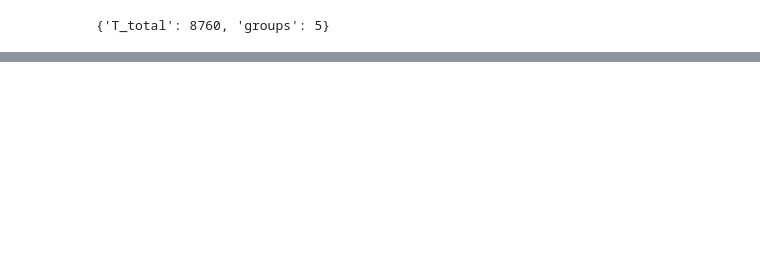
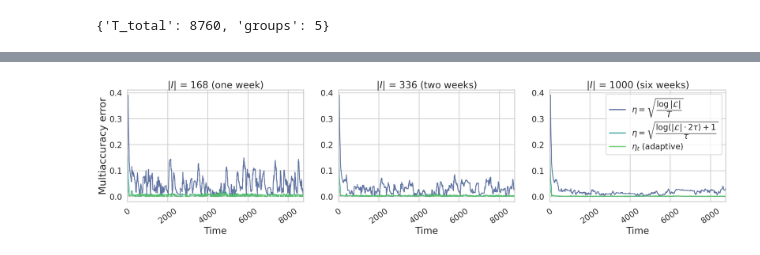
Before and after one commit to jivatneet/adaptive-multiobjective, a Jupyter notebook: load/load.ipynb, the cells around one changed output, grey strips where cells are left out. Saved outputs shown, nothing was run; the diff lists cells and outputs as text; code cells hidden in the pictures; blank space fills up the shorter version.

```diff
--- a/load/load.ipynb
+++ b/load/load.ipynb
@@ -278,0 +354,85 @@ plt.show()
+# %%
+window_plot_small = int(336/2)
+window_plot_large = 1000
+
+mapred_constant_eta_ma_linf_small = rolling_vec_norm(mapred_constant_eta_ma_losses, window_plot_small, norm="l_infty")
+mapred_constant_eta_ma_linf_large = rolling_vec_norm(mapred_constant_eta_ma_losses, window_plot_large, norm="l_infty")
+
+mapred_interval_eta_ma_linf_small = rolling_vec_norm(mapred_interval_eta_ma_losses, window_plot_small, norm="l_infty")
+mapred_interval_eta_ma_linf_large = rolling_vec_norm(mapred_interval_eta_ma_losses, window_plot_large, norm="l_infty")
+
+mapred_adaptive_eta_ma_linf_small = rolling_vec_norm(mapred_adaptive_eta_ma_losses, window_plot_small, norm="l_infty")
+mapred_adaptive_eta_ma_linf_large = rolling_vec_norm(mapred_adaptive_eta_ma_losses, window_plot_large, norm="l_infty")
+# %%
+fig, axes = plt.subplots(1, 3, figsize=(32, 6), sharex=False)
+ax_small, ax_mid, ax_large = axes
+
+ma_rolling_by_eta = {
+    "constant": mapred_constant_eta_ma_linf,
+    "interval": mapred_interval_eta_ma_linf,
+    "adaptive": mapred_adaptive_eta_ma_linf,
+}
+
+ma_rolling_by_eta_small = {
+    "constant": mapred_constant_eta_ma_linf_small,
+    "interval": mapred_interval_eta_ma_linf_small,
+    "adaptive": mapred_adaptive_eta_ma_linf_small,
+}
+
+ma_rolling_by_eta_large = {
+    "constant": mapred_constant_eta_ma_linf_large,
+    "interval": mapred_interval_eta_ma_linf_large,
+    "adaptive": mapred_adaptive_eta_ma_linf_large,
+}
+
+labels = {
+    "constant": r"$\eta = \sqrt{\dfrac{\log{|\mathcal{L}|}}{T}}$",
+    "interval": r"$\eta = \sqrt{\dfrac{\log(|\mathcal{L}|\cdot 2\tau) + 1}{\tau}}$",
+    "adaptive": r"$\eta_t$ (adaptive)",
+}
+
+LEFT_SKIP = 0
+T_left = max(len(y) for y in ma_rolling_by_eta.values())
+x_left = np.arange(T_left)[LEFT_SKIP:]
+
+# LEFT: |I| = 168
+palette = sns.color_palette("viridis", n_colors=3)
+for color, eta in zip(palette, ma_rolling_by_eta_small.keys()):
+    yy = np.asarray(ma_rolling_by_eta_small[eta])
+    ax_small.plot(x_left, yy[LEFT_SKIP:], label=labels[eta], color=color, linewidth=2.5, alpha=0.8)
+
+ax_small.set_xlim(x_left[0], x_left[-1])
+ax_small.set_title(r"$|I|$ = 168 (one week)")
+ax_small.set_xlabel("Time")
+ax_small.set_ylabel("Multiaccuracy error", fontsize=30)
+ax_small.tick_params(axis="x", rotation=35)
+ax_small.grid(True)
+
+# MIDDLE: |I| = 336
+for color, eta in zip(palette, ma_rolling_by_eta.keys()):
+    yy = np.asarray(ma_rolling_by_eta[eta])
+    ax_mid.plot(x_left, yy[LEFT_SKIP:], label=labels[eta], color=color, linewidth=2.5, alpha=0.8)
+ax_mid.set_xlim(x_left[0], x_left[-1])
+ax_mid.set_title(r"$|I|$ = 336 (two weeks)")
+ax_mid.set_xlabel("Time")
+ax_mid.tick_params(axis="x", rotation=35)
+ax_mid.grid(True)
+
+# RIGHT: |I| = 1000
+for color, eta in zip(palette, ma_rolling_by_eta_large.keys ()):
+    yy = np.asarray(ma_rolling_by_eta_large[eta])
+    ax_large.plot(x_left, yy[LEFT_SKIP:], label=labels[eta], color=color, linewidth=2.5, alpha=0.8)
+ax_large.set_xlim(x_left[0], x_left[-1])
+ax_large.set_title(r"$|I|$ = 1000 (six weeks)")
+ax_large.set_xlabel("Time")
+ax_large.tick_params(axis="x", rotation=35)
+ax_large.grid(True)
+
+leg =ax_large.legend(loc="upper right", bbox_to_anchor=(1, 1), ncol=1, fontsize=24, labelspacing=0.35)
+for line in leg.get_lines():
+    line.set_linewidth(3.5)
+
+plt.savefig(os.path.join(plots_dir, "varying_eta.pdf"), dpi=300, bbox_inches="tight")
+plt.show()
+# %% [output]
+[figure, added]
```
Also changed, not shown: parts of 29 cells of this notebook.
